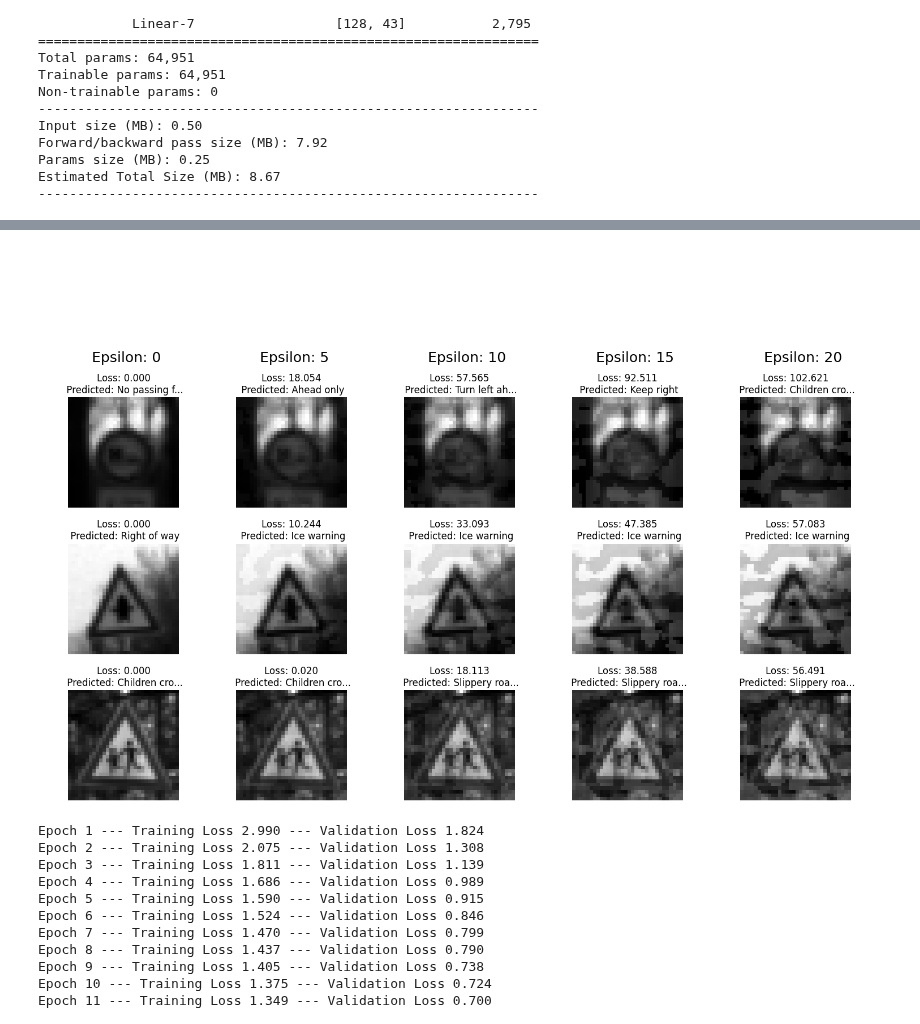
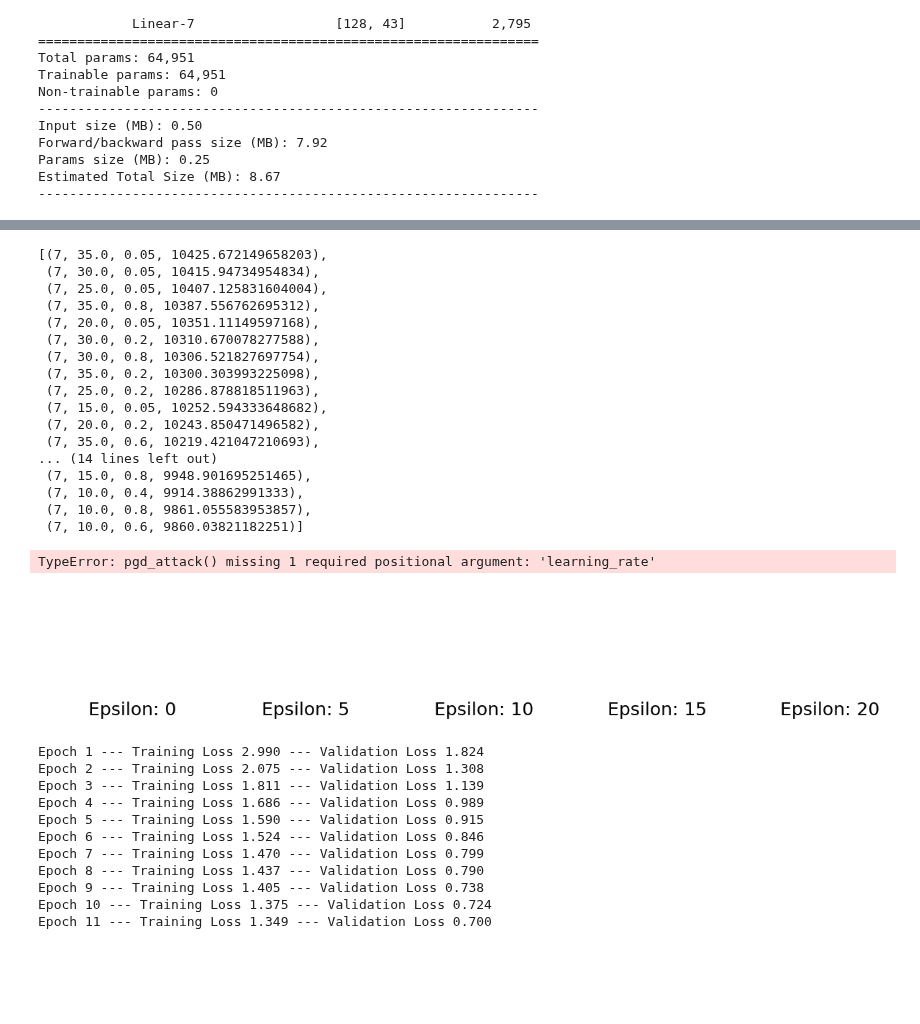
Before and after one commit to ro-jo-mo/Dissertation-Verifying-NN, a Jupyter notebook: Robustness/pytorch greyscale.ipynb, the cells around one changed output, grey strips where cells are left out. Saved outputs shown, nothing was run; the diff lists cells and outputs as text; code cells hidden in the pictures; blank space fills up the shorter version.

```diff
--- a/Robustness/pytorch greyscale.ipynb
+++ b/Robustness/pytorch greyscale.ipynb
@@ -259,13 +257,16 @@ F1-score (macro): 0.9855
 # %%
 @torch.compile
-def pgd_attack(model,images,labels,loss_func,iterations,epsilon,alpha):
+def pgd_attack(model,images,labels,loss_func,epsilon,iterations,decay_rate,learning_rate,beta):
 
     adversarial = denormalise(images)
     lower_bound = adversarial - epsilon
     upper_bound = adversarial + epsilon
 
-    decay = torch.logspace(alpha,1,iterations,2)
+    decay = torch.logspace(decay_rate,1,iterations,2)
     decay = decay / decay[0]
+    decay *= learning_rate
+
+    momentum = torch.zeros(images.shape).to(device)
 
     for alpha in decay:
         normalised = normalise(adversarial)
@@ -276,8 +277,12 @@ def pgd_attack(model,images,labels,loss_func,iterations,epsilon,alpha):
         #print(loss.item())
         loss.backward()
         # TODO - Edit Learning Rate / Apply Adam Optimiser
-        perturbations = torch.sign(normalised.grad.data) * epsilon * alpha
-        adversarial += perturbations
+        perturbations = torch.sign(normalised.grad.data)
+
+        adversarial += (perturbations + momentum) * alpha
+
+        momentum = momentum * beta + (1 - beta) * perturbations
+
         adversarial = torch.clip(adversarial,lower_bound, upper_bound)
         adversarial = torch.clip(adversarial,0,1)
 
@@ -292,46 +380,64 @@ def denormalise(images):
+# %%
+abcd = sorted(res,key=lambda x : x[3],reverse=True)
+# Decay rate, learning rate, beta
+list(map(lambda x : (x[0],x[1] * 255,*x[2:]),abcd))
+# %% [output]
+[(7, 35.0, 0.05, 10425.672149658203),
+ (7, 30.0, 0.05, 10415.94734954834),
+ (7, 25.0, 0.05, 10407.125831604004),
+ (7, 35.0, 0.8, 10387.556762695312),
+ (7, 20.0, 0.05, 10351.11149597168),
+ (7, 30.0, 0.2, 10310.670078277588),
+ (7, 30.0, 0.8, 10306.521827697754),
+ (7, 35.0, 0.2, 10300.303993225098),
+ (7, 25.0, 0.2, 10286.878818511963),
+ (7, 15.0, 0.05, 10252.594333648682),
+ (7, 20.0, 0.2, 10243.850471496582),
+ (7, 35.0, 0.6, 10219.421047210693),
+... (14 lines left out)
+ (7, 15.0, 0.8, 9948.901695251465),
+ (7, 10.0, 0.4, 9914.38862991333),
+ (7, 10.0, 0.8, 9861.055583953857),
+ (7, 10.0, 0.6, 9860.03821182251)]
 # %%
 def adversarial_test(model):
     for img,lbl in test_loader:
         img = img.to(device)
         lbl = lbl.to(device)
-
-        """og_pred = model(img)
-        adv_pred = model(adv)
-        og_loss = loss_func()"""
-        #print(f"Set: {epsilon}\nActual: {torch.max(denormalise(img)-denormalise(adv))}")
 
         rows = 4
         columns = 5
 
         plt.figure(figsize=(15, 10))
         multiplier = 5
         for j in range(columns):
             epsilon = j * multiplier
             plt.subplot(rows, columns, j + 1)
             plt.axis("off")
             plt.text(0.3, 0, f"Epsilon: {epsilon}", fontsize=18)
 
 
 
         for j in range(columns):
             epsilon = j * multiplier / 255
             adv = pgd_attack(model,img,lbl,loss_func,50,epsilon,2)
             for i in range(1,rows):
                 plt.subplot(rows, columns, i * columns + j + 1)
                 pred = model(adv[i].reshape(1,1,_N,_N))
                 loss = loss_func(pred,lbl[i].reshape(1)).data
                 pred_class = LABELS[torch.argmax(pred)]
                 pred_class = pred_class[:12] + "..." if len(pred_class) > 12 else pred_class
                 plt.imshow(to_image(adv[i].cpu()),cmap="grey")
                 plt.title(f"Loss: {loss:.3f}\n Predicted: {pred_class}")
                 plt.axis("off")
         plt.tight_layout()
         plt.show()
         # Gets errors for images being out of 0-1 range, probably floating point inaccuracy
         break
 adversarial_test(model)
 # %% [output]
+TypeError: pgd_attack() missing 1 required positional argument: 'learning_rate'
-[figure, old version]
+[figure, new version]
 # %%
 def adversarial_training(model,loss_func,optimiser,epochs,iterations,epsilon,alpha):
     for epoch in range(epochs):
```
Also changed, not shown: parts of 7 cells of this notebook, 5 other files.
